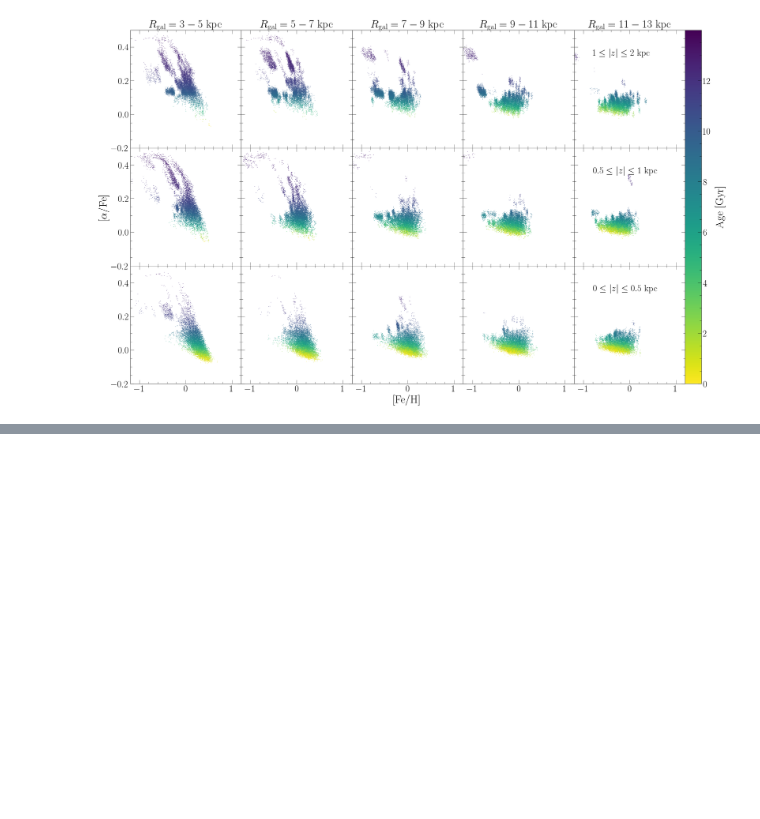
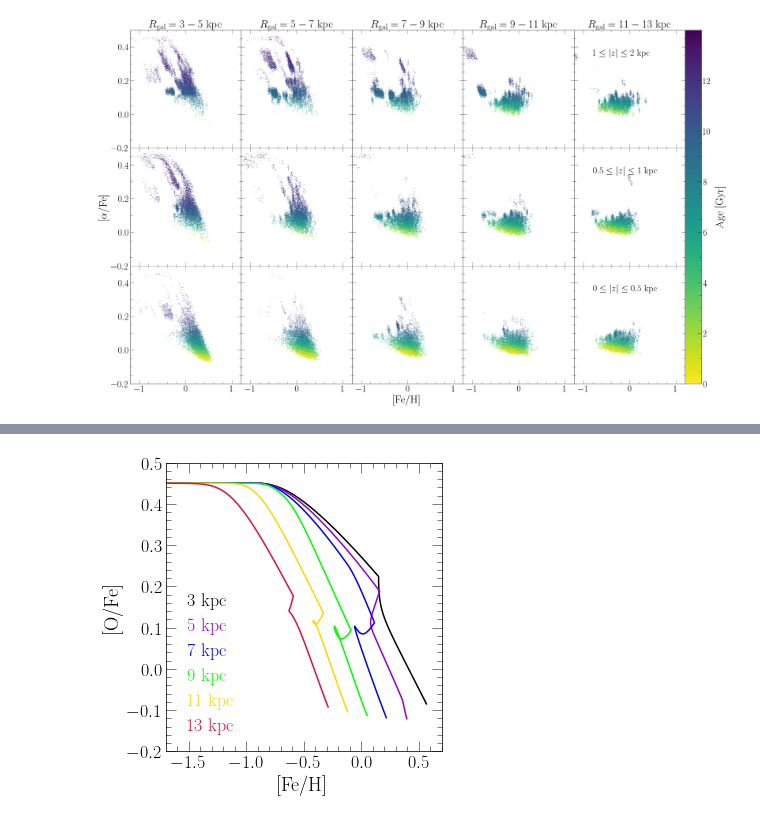
Before and after one commit to giganano/bimodality, a Jupyter notebook: notebooks/earlyburst_initial.ipynb, the cells around one changed output, grey strips where cells are left out. Saved outputs shown, nothing was run; the diff lists cells and outputs as text; code cells hidden in the pictures; blank space fills up the shorter version.

```diff
--- a/notebooks/earlyburst_initial.ipynb
+++ b/notebooks/earlyburst_initial.ipynb
@@ -198,0 +259,34 @@ plt.show()
+# %%
+fig = plt.figure()
+ax = fig.add_subplot(111)
+ax.set_xlabel("[Fe/H]")
+ax.set_ylabel("[O/Fe]")
+ax.set_xlim([-1.7, 0.7])
+ax.set_ylim([-0.2, 0.5])
+
+radii = [3, 5, 7, 9, 11, 13]
+zones = ["zone%d" % (10 * _) for _ in radii]
+colors = ["black", "darkviolet", "blue", "lime", "gold", "crimson"]
+
+for i in range(len(zones)):
+    kwargs = {
+        "c": named_colors()[colors[i]],
+        "label": "%d kpc" % (radii[i])
+    }
+    xvals = out.zones[zones[i]].history["[fe/h]"]
+    yvals = out.zones[zones[i]].history["[o/fe]"]
+    ax.plot(xvals, yvals, **kwargs)
+
+kwargs = {
+    "loc": mpl_loc("lower left"),
+    "ncol": 1,
+    "handlelength": 0
+}
+leg = ax.legend(**kwargs)
+fancy_legend(leg, colors)
+
+plt.tight_layout()
+for ext in ["pdf", "png"]: plt.savefig("./earlyburst/initial_tracks.%s" % (ext))
+plt.show()
+# %% [output]
+[figure, added]
```
Also changed, not shown: parts of 9 cells of this notebook, 20 other files.
